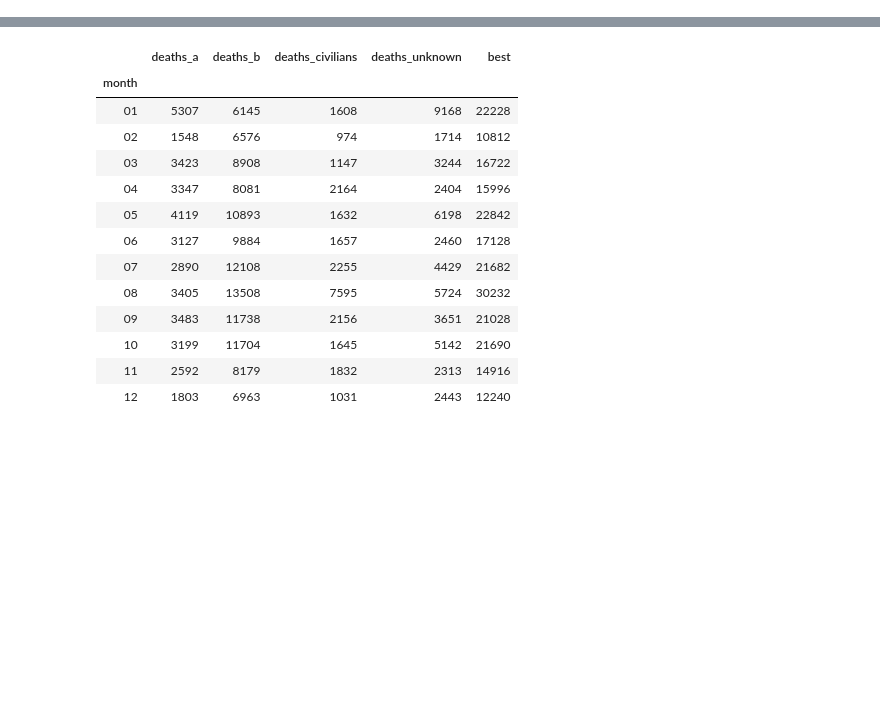
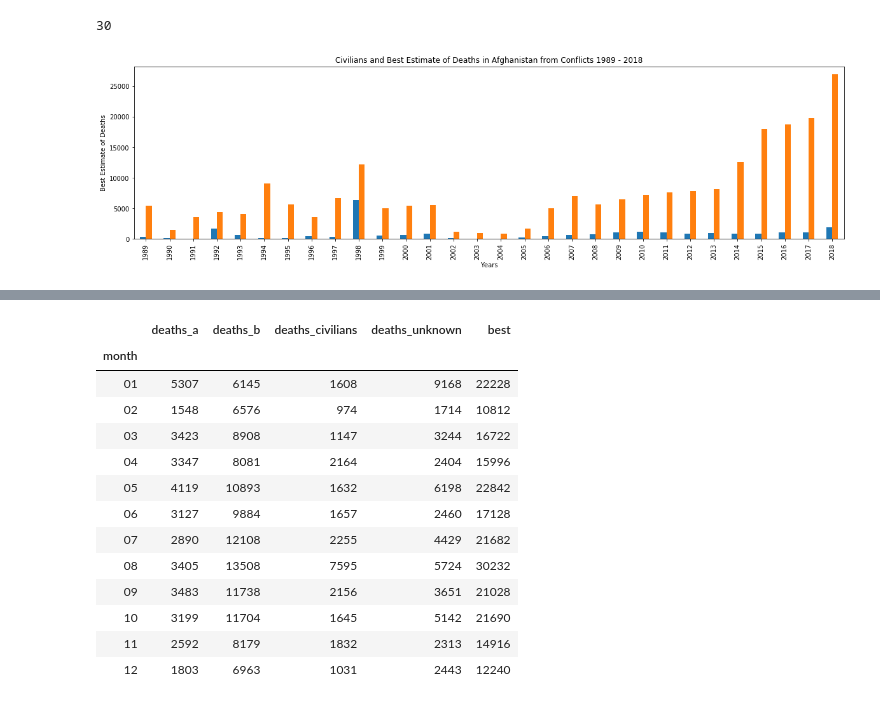
Before and after one commit to mmpatterson/civil-conflict, a Jupyter notebook: Afgh_conflicts_by_group.ipynb, the cells around one changed output, grey strips where cells are left out. Cells and saved outputs as stored; diff of their text form; code cells hidden in the pictures; blank space fills up the shorter version.

```diff
--- a/Afgh_conflicts_by_group.ipynb
+++ b/Afgh_conflicts_by_group.ipynb
@@ -135,0 +261,4 @@ See the caveats in the documentation: http://pandas.pydata.org/pandas-docs/stabl
+# %%
+# View effects by year
+df_groups = df_afgh[['paired_groups','side_a', 'side_b', 'deaths_a', 'deaths_b', 'deaths_civilians', 'deaths_unknown', 'best', 'year']].groupby(['year'], as_index=False).sum()
+df_groups.head()
@@ -135,0 +272,16 @@ See the caveats in the documentation: http://pandas.pydata.org/pandas-docs/stabl
+# %%
+# How many records - duh - 30 years of data
+len(df_groups)
+# %% [output]
+30
+# %%
+%matplotlib inline
+ax = df_groups[['year','deaths_civilians', 'best']].plot(x='year', kind='bar', figsize=(20,5))
+ax.set_xlabel('Years')
+ax.set_ylabel('Best Estimate of Deaths')
+plt.title('Civilians and Best Estimate of Deaths in Afghanistan from Conflicts 1989 - 2018')
+plt.gca().legend_.remove()
+#plt.legend(loc='center left', bbox_to_anchor=(1.0, 0.5))
+plt.savefig('./images/bar_conflict_civilians_by_year.png', bbox_inches='tight')
+# %% [output]
+[figure, added]
```
Also changed, not shown: parts of 80 cells of this notebook, 9 other files.
